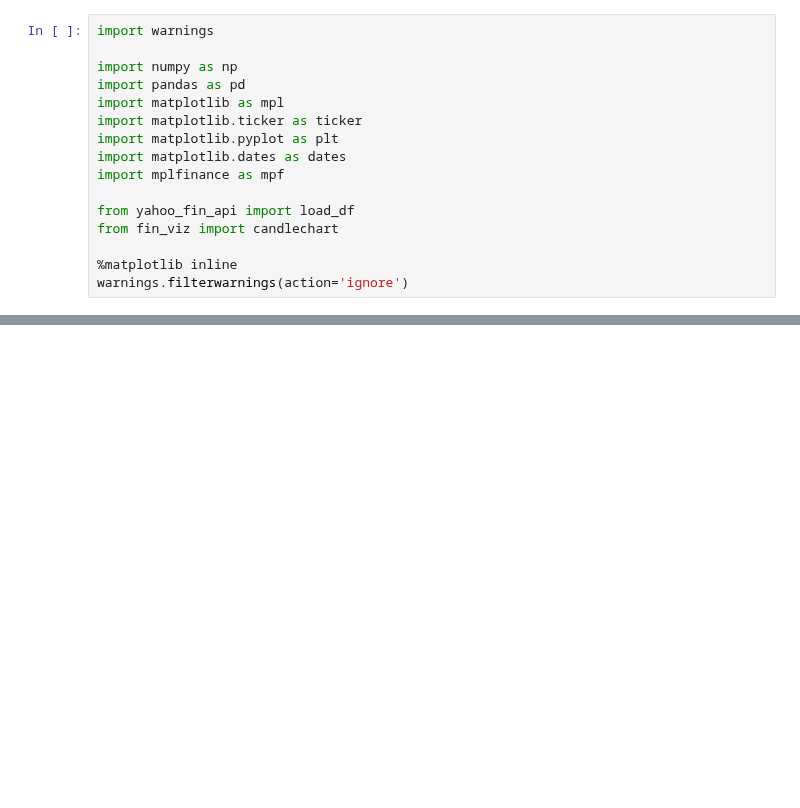
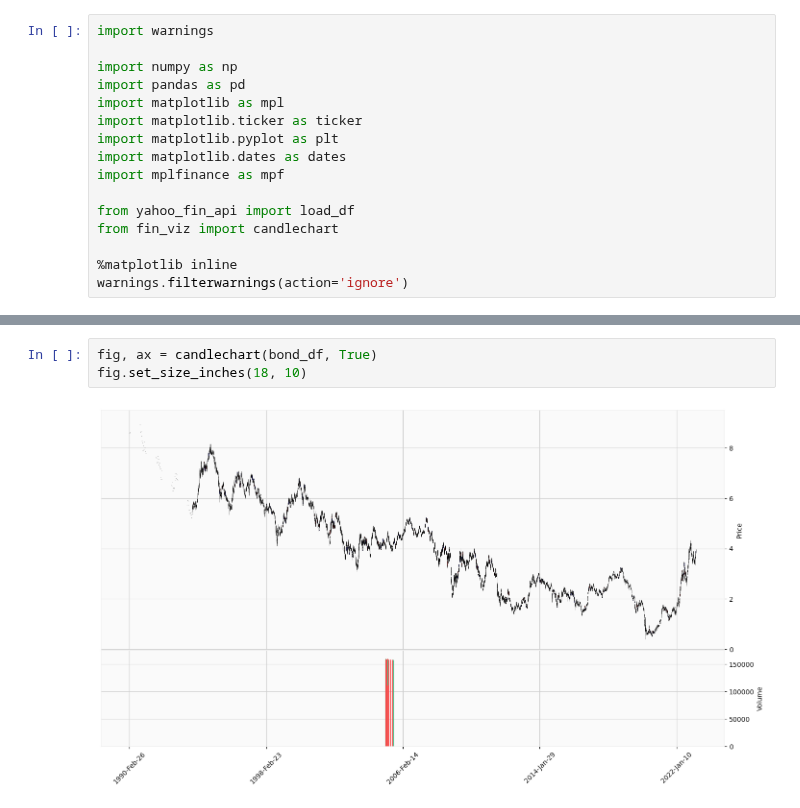
Before and after one commit to SOL1archive/Fin-Data-Denoising, a Jupyter notebook: viz.ipynb, the cells around one changed output, grey strips where cells are left out. Drawn from its saved outputs; the diff is of its cells as text; blank space fills up the shorter version.

```diff
--- a/viz.ipynb
+++ b/viz.ipynb
@@ -37,0 +40,5 @@ fig.set_size_inches(18, 10)
+# %%
+fig, ax = candlechart(bond_df, True)
+fig.set_size_inches(18, 10)
+# %% [output]
+[figure, added]
```
Also changed, not shown: parts of 4 cells of this notebook.
